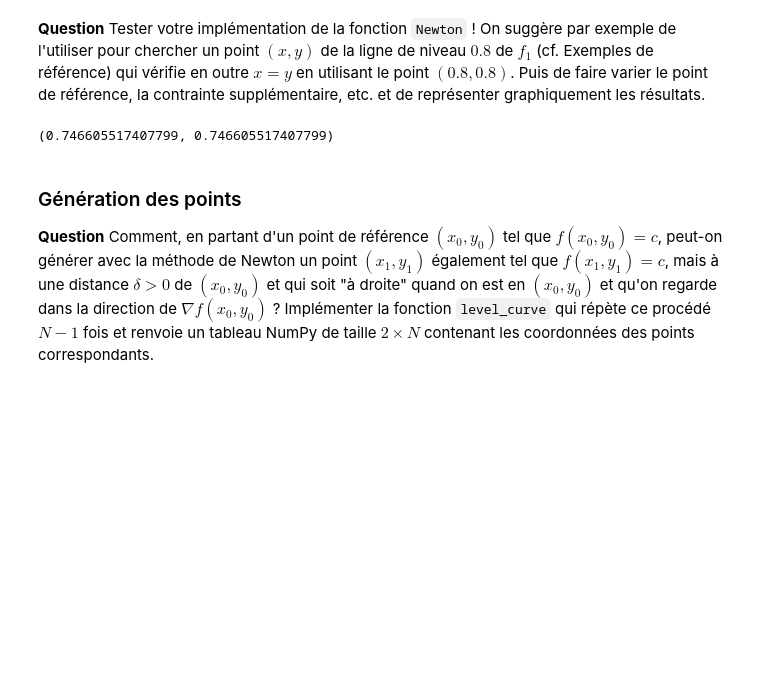
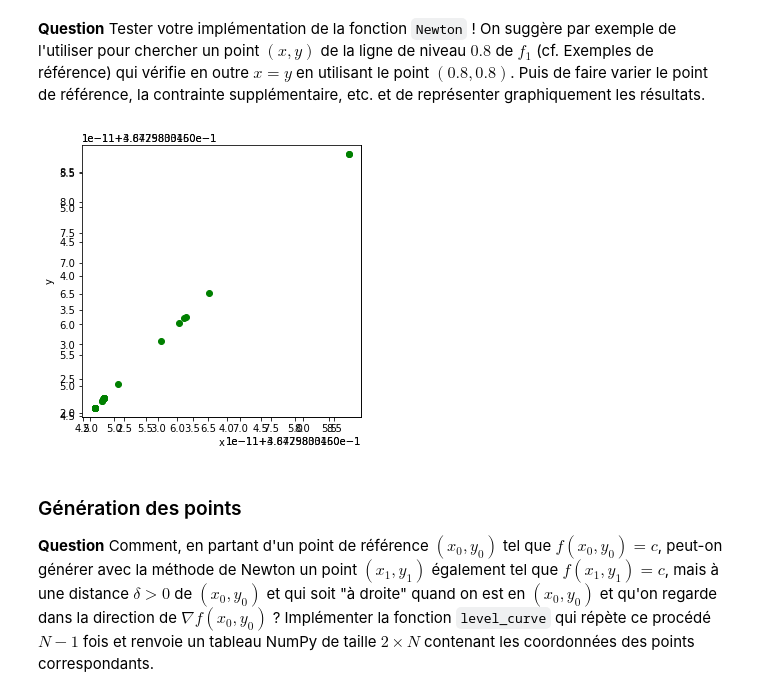
Before and after one commit to EliottBarbier/projet-maths, a Jupyter notebook: Projet numérique - Calcul différentiel.ipynb, the cells around one changed output. Drawn from its saved outputs; the diff is of its cells as text; code cells hidden in the pictures; blank space fills up the shorter version.

```diff
--- a/Projet numérique - Calcul différentiel.ipynb
+++ b/Projet numérique - Calcul différentiel.ipynb
@@ -195,19 +197,61 @@ def Newton(F, x0, y0, eps=eps, N=N):
     raise ValueError(f"no convergence in {N} steps.")
 # %% [markdown]
 **Question** Tester votre implémentation de la fonction `Newton` ! On suggère par exemple de l'utiliser pour chercher un point $(x, y)$ de la ligne de niveau $0.8$ de $f_1$ (cf. Exemples de référence) qui vérifie en outre $x = y$ en utilisant le point $(0.8, 0.8)$. Puis de faire varier le point de référence, la contrainte supplémentaire, etc. et de représenter graphiquement les résultats.
-# %%
-def F2(x,y):
-    return( np.array( [ f2(x,y)-0.1 , x-y]) )
-def F1(x,y):
-    return( np.array( [ f1(x,y)-0.8 , x-y ]) )
-
-def F3(x,y):
-    return( np.array( [ f3(x,y)-0.8 , x-y ]) )
-Newton(F2,0.8,0.8)
-
-#On fait varier le point de départ :
-# %% [output]
-(0.746605517407799, 0.746605517407799)
+# %%
+#On définit quelques fonctions pour la suite :
+def F2(x,y):
+    return( np.array( [ f2(x,y)-0.5 , x-y]) )
+def F1(x,y):
+    return( np.array( [ f1(x,y)-0.8 , x-y ]) )
+def F3(x,y):
+    return( np.array( [ f3(x,y)-1.6 , x-y ]) )
+
+
+def testNewton(Xo, Yo, contrainte, ldn, f_ref): #renvoie un graphe localisant les solutions du pb.
+    #Xo et Yo sont les liste des points de références que l'on veut tester, on utilise tout les couples formés d'élément des deux listes
+    #contrainte est une fonction prenant en compte la contraite désirée
+    #ldn est la valeur de la ligne de niveau
+    #fref est la fonction étudiée
+    X = []
+    Y = []
+    X_err = []
+    Y_err = []
+    def F(x,y):
+        return( np.array( [ f_ref(x,y)-ldn , contrainte(x,y) ]) )
+    for ex in Xo:
+        for ey in Yo:
+            if not Newton(F,ex,ey) :
+                X_err.append(ex)
+                Y_err.append(ex)
+            else :
+                X.append(Newton(F,ex,ey)[0])
+                Y.append(Newton(F,ex,ey)[1])
+
+    fig = plt.figure()
+
+    plt.xlim([1.2*min(X_err + X), 1.2*max(X_err + X)])
+    plt.ylim([1.2*min(Y_err + Y), 1.2*max(Y_err + Y)])
+    plt.xlabel('x')
+    plt.ylabel('y')
+    ax1 = fig.add_subplot(111)
+    ax1.scatter(X,Y, c = 'green')
+    ax1.scatter(X_err,Y_err, c = 'red') #intéressant de faire varier N et voir les chgmts de couleur...
+    plt.axis('equal')
+
+    plt.show()
+
+
+
+
+
+L = [2.**i for i in range(-3, 5)]
+
+def G(x,y):
+    return(x-y)
+
+testNewton(L,L,G,0.6,f1)
+# %% [output]
+[figure, added]
 # %% [markdown]
 ### Génération des points
 
```
Also changed, not shown: parts of 12 cells of this notebook.
